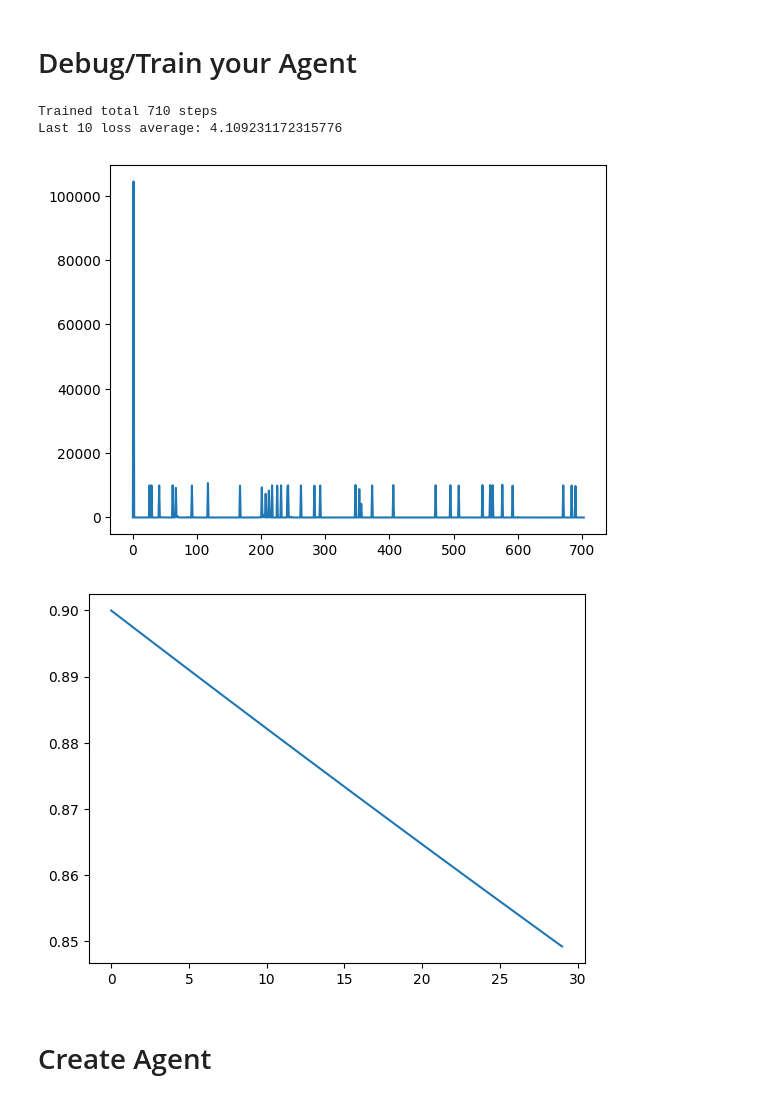
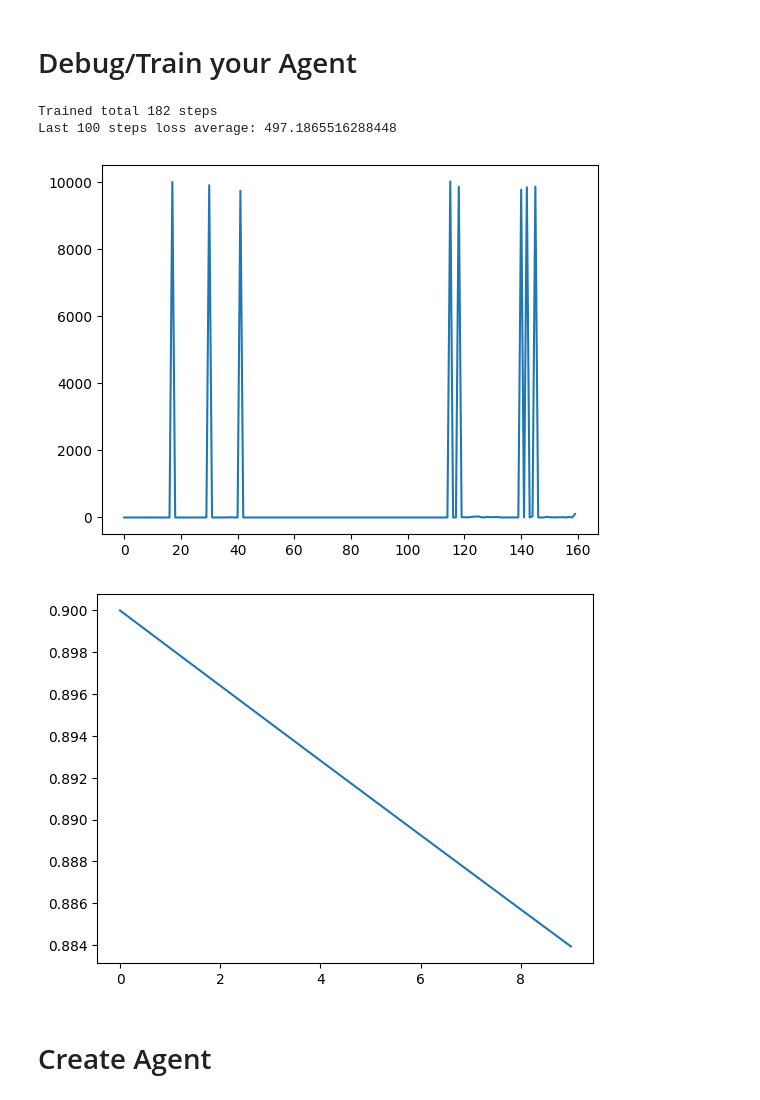
Before and after one commit to swbae31/ConnectXKaggle, a Jupyter notebook: connectx-getting-started.ipynb, the cells around one changed output. Drawn from its saved outputs; the diff is of its cells as text; code cells hidden in the pictures.

Commit message:
Add weight saving, tweak some hyperparameters

```diff
--- a/connectx-getting-started.ipynb
+++ b/connectx-getting-started.ipynb
@@ -98,7 +101,7 @@ def policy(env, model, board, mark):
         if actionValue > bestValue:
             bestValue = actionValue
             bestAction = action
-    return bestAction, bestValue
+    return bestAction
 
 def training_policy(env, model, board, mark, epsilon):
     """
@@ -110,7 +113,7 @@ def training_policy(env, model, board, mark, epsilon):
         action = random.choice(available_actions)
     # Greedy
     else:
-        action = policy(env, model, board, mark)[0]
+        action = policy(env, model, board, mark)
 
     return action
 
@@ -125,7 +128,7 @@ def opponent_mark(mark):
 # Improvements needed
 # 1) Normalize loss and value output
 # 2) Separate model for Pred and Target (DONE)
-# 3) Memory replay for more stability
+# 3) Memory replay for more stability (DONE)
 # 4) Possibly some rollout methods to look ahead
 # 5) Decay in lr or epsilon (DONE)
 # 6) Make nn layers more complex (DONE)
@@ -135,7 +138,7 @@ def train(model, target_model, optimizer, loss_func, episodes, env, gamma, epsil
     target_model = model.to(DEVICE)
     losses = []
     epsilons = []
-    experience_replay = deque(maxlen=BATCH*10)
+    experience_replay = deque(maxlen=BATCH*3)
     epsilon = epsilon_init
     steps = 0
     for episode in tqdm(range(episodes)):
@@ -166,8 +169,12 @@ def train(model, target_model, optimizer, loss_func, episodes, env, gamma, epsil
             reward = 0
             if env.done:
                 reward = 100
+
+            nextMaxAction = policy(env, target_model, observation.board, opponent_mark(myMark))
+            s2 = simulate_play(s1, nextMaxAction, opponent_mark(myMark), env.configuration)
+
             # Add to experience replay queue
-            experience_replay.append([s1, myMark, reward, env.done])
+            experience_replay.append([s1, s2, myMark, reward, env.done])
 
             # Update model network every BATCH from experience replay
             if steps % BATCH == 0:
@@ -176,10 +183,15 @@ def train(model, target_model, optimizer, loss_func, episodes, env, gamma, epsil
             # Update target network every C_BATCH
             if steps % C_BATCH == 0:
                 target_model.load_state_dict(model.state_dict())
-
+        if episode + 1 % 100 == 0:
+            print(f"Last 100 steps loss average: {np.mean(losses[-100:])}")
         epsilon = max(epsilon * epsilon_decay, epsilon_final)
+    # Save weights
+    torch.save({
+        'model_state_dict': model.state_dict()
+    }, MODEL_WEIGHTS_SAVE_PATH)
     print(f"\nTrained total {steps} steps")
-    print(f"Last 10 loss average: {np.mean(losses[-10:])}")
+    print(f"Last 100 steps loss average: {np.mean(losses[-100:])}")
     plt.plot(losses, label="MSE_Loss")
     plt.show()
     plt.plot(epsilons, label="Epsilons")
@@ -188,12 +200,12 @@ def train(model, target_model, optimizer, loss_func, episodes, env, gamma, epsil
 def update_model_from_experience_replay(experience_replay, model, target_model, loss_func, losses):
 
     for i in range(BATCH):
-        s1, myMark, reward, done = random.choice(experience_replay)
+        s1, s2, myMark, reward, done = random.choice(experience_replay)
         reward = torch.as_tensor(reward)
         # Current value of my after state (post action state)
         curAfterStateValue = model(s1, myMark)
         if not done:
-            nextAfterStateValue = policy(env, target_model, s1, opponent_mark(myMark))[1] * -1
+            nextAfterStateValue = target_model(s2, opponent_mark(myMark)) * -1
         else:
             nextAfterStateValue = 0
 
@@ -203,40 +215,42 @@ def update_model_from_experience_replay(experience_replay, model, target_model,
         loss = loss_func(pred, target)
         losses.append(float(loss))
         loss.backward()
         optimizer.step()
         optimizer.zero_grad()
 
 # Set up model and optimizer
+MODEL_WEIGHTS_SAVE_PATH = './model_weights.pt'
 numConvFilters = 500
 filterSize = 4
 # Create model and target model
 # Input: after board state, player mark
 # Output: Value of the after boardstate
 # Model: main model updated every BATCH
 model = ValueNetwork(numConvFilters, filterSize, env.configuration.columns, env.configuration.rows)
+#model.load_state_dict(torch.load(MODEL_WEIGHTS_SAVE_PATH)['model_state_dict'])
 # Target model: updated every C_BATCH
 target_model = ValueNetwork(numConvFilters, filterSize, env.configuration.columns, env.configuration.rows)
 target_model.load_state_dict(model.state_dict())
 
-lr = 0.01
+lr = 0.001
 optimizer = Adam(model.parameters(), lr=lr)
 epsilon_init = 0.9
 epsilon_final = 0.01
 epsilon_decay = 0.998
-episodes = 30
+episodes = 10
 gamma = 0.9
 # Steps to update target model
-C_BATCH = 128
+C_BATCH = 64
 # Steps to update model
 BATCH = 32
 
 # Start Training
 train(model, target_model, optimizer, nn.MSELoss(), episodes, env, gamma, epsilon_init, epsilon_final, epsilon_decay)
 # %% [output]
-Trained total 710 steps
-Last 10 loss average: 4.109231172315776
+Trained total 182 steps
+Last 100 steps loss average: 497.1865516288448
-[figure, old version]
+[figure, new version]
-[figure, old version]
+[figure, new version]
 # %% [markdown]
 # Create Agent
 # %%
```
Also changed, not shown: parts of 3 cells of this notebook.
